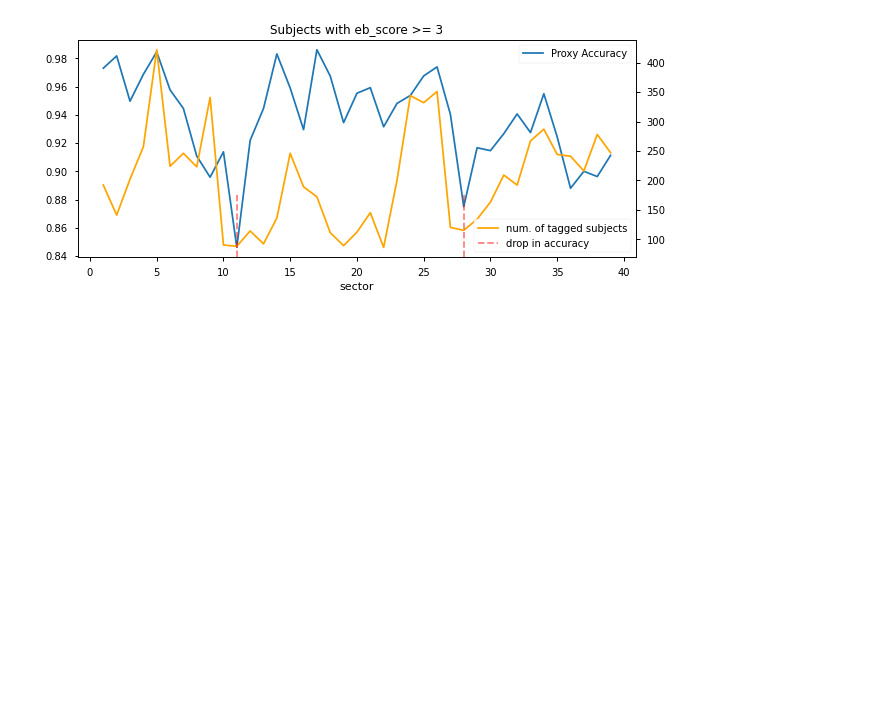
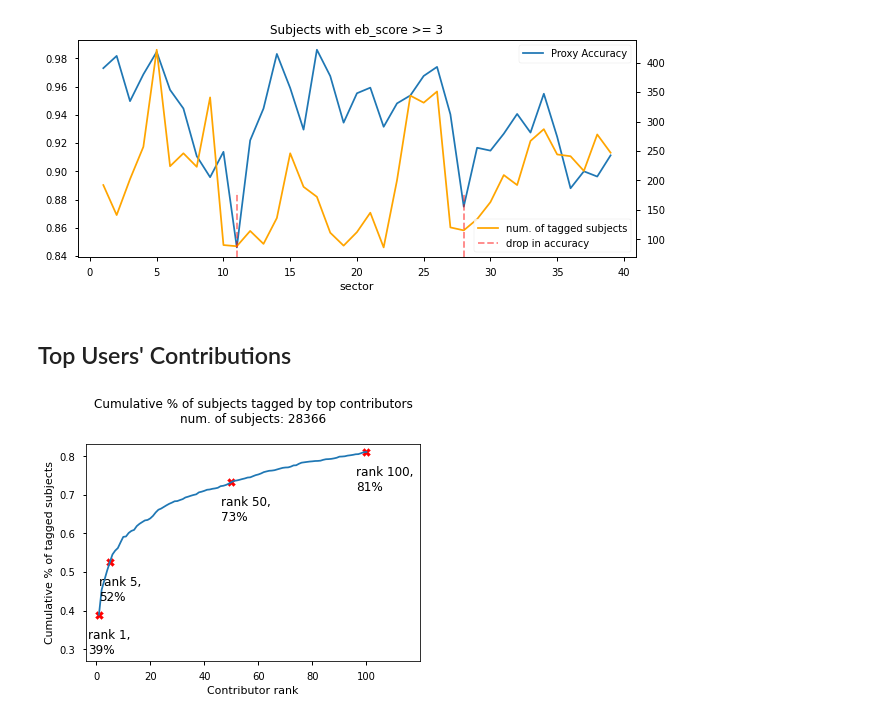
Before and after one commit to orionlee/pht_eb_stats2, a Jupyter notebook: src/dashboard_participants.ipynb, the cells around one changed output. Drawn from its saved outputs; the diff is of its cells as text; code cells hidden in the pictures; blank space fills up the shorter version.

Commit message:
include top users cumulative contribution in main workflow and dashboard

```diff
--- a/src/dashboard_participants.ipynb
+++ b/src/dashboard_participants.ipynb
@@ -105,3 +106,10 @@ ax.legend(["num. of tagged subjects", "drop in accuracy"], loc="lower right")
 ax.set_title(f"Subjects with eb_score >= {max_eb_score}");
 # %% [output]
 [figure]
+# %% [markdown]
+## Top Users' Contributions
+# %%
+df_top_contrib = user_stats.load_top_users_cum_contributions_from_file()
+ax = dashboard_utils.plot_cumulative_user_contributions(df_top_contrib);
+# %% [output]
+[figure, added]
```
Also changed, not shown: parts of 1 cell of this notebook, 5 other files.
